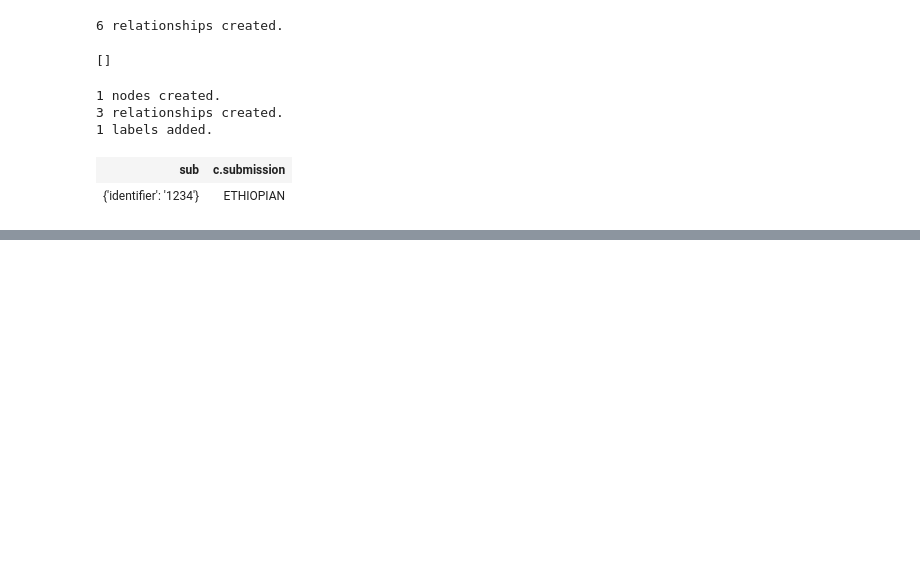
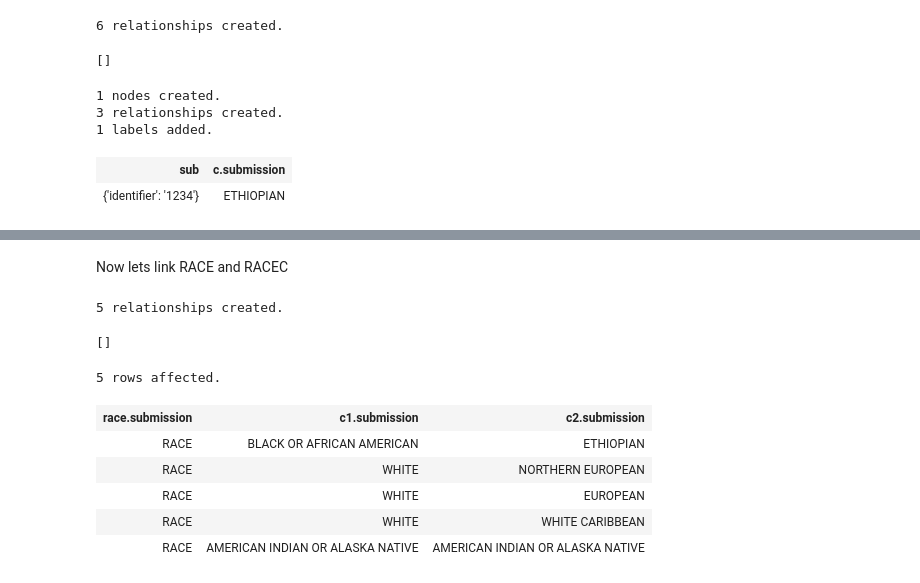
Before and after one commit to daveih/LinkedDataClub, a Jupyter notebook: Linked Data I.ipynb, the cells around one changed output, grey strips where cells are left out. Drawn from its saved outputs; the diff is of its cells as text; code cells hidden in the pictures; blank space fills up the shorter version.

```diff
--- a/Linked Data I.ipynb
+++ b/Linked Data I.ipynb
@@ -497,0 +591,26 @@ Note we need the bit to restrict to the RACE codelist
+# %% [markdown]
+Now lets link RACE and RACEC
+# %%
+%%cypher http://neo4j:ld123@localhost:7474
+  MATCH (race:Concept {identifier: 'C74457'})
+  MATCH (racec:Concept {identifier: 'C128689'})
+  WITH race, racec
+  UNWIND [{collect: 'C43831', report: 'C16352'}, {collect: 'C43851', report: 'C41261'}, {collect: 'C17998', report: ''}, {collect: 'C41259', report: 'C41259'}, {collect: 'C77816', report: 'C41261'}, {collect: 'C77814', report: 'C41261'}] AS id
+  MATCH (race)-[:NARROWER]->(cli1:Concept) WHERE cli1.identifier = id.report
+  MATCH (racec)-[:NARROWER]->(cli2:Concept) WHERE cli2.identifier = id.collect
+  CREATE (cli1)-[:NARROWER]->(cli2)
+# %% [output]
+5 relationships created.
+[]
+# %%
+%%cypher http://neo4j:ld123@localhost:7474
+  MATCH (race:Concept {identifier: 'C74457'})-[:NARROWER]->(c1:Concept)-[:NARROWER]->(c2:Concept)
+  RETURN race.submission, c1.submission, c2.submission
+# %% [output]
+5 rows affected.
+| race.submission | c1.submission | c2.submission |
+| RACE | BLACK OR AFRICAN AMERICAN | ETHIOPIAN |
+| RACE | WHITE | NORTHERN EUROPEAN |
+| RACE | WHITE | EUROPEAN |
+| RACE | WHITE | WHITE CARIBBEAN |
+| RACE | AMERICAN INDIAN OR ALASKA NATIVE | AMERICAN INDIAN OR ALASKA NATIVE |
```
Also changed, not shown: parts of 42 cells of this notebook.
